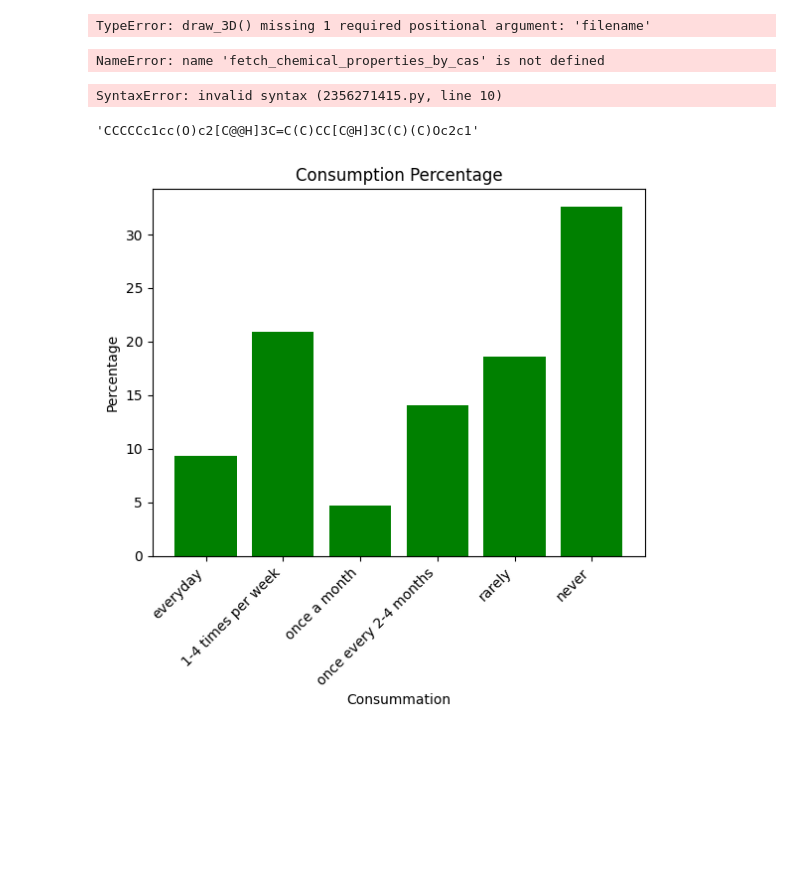
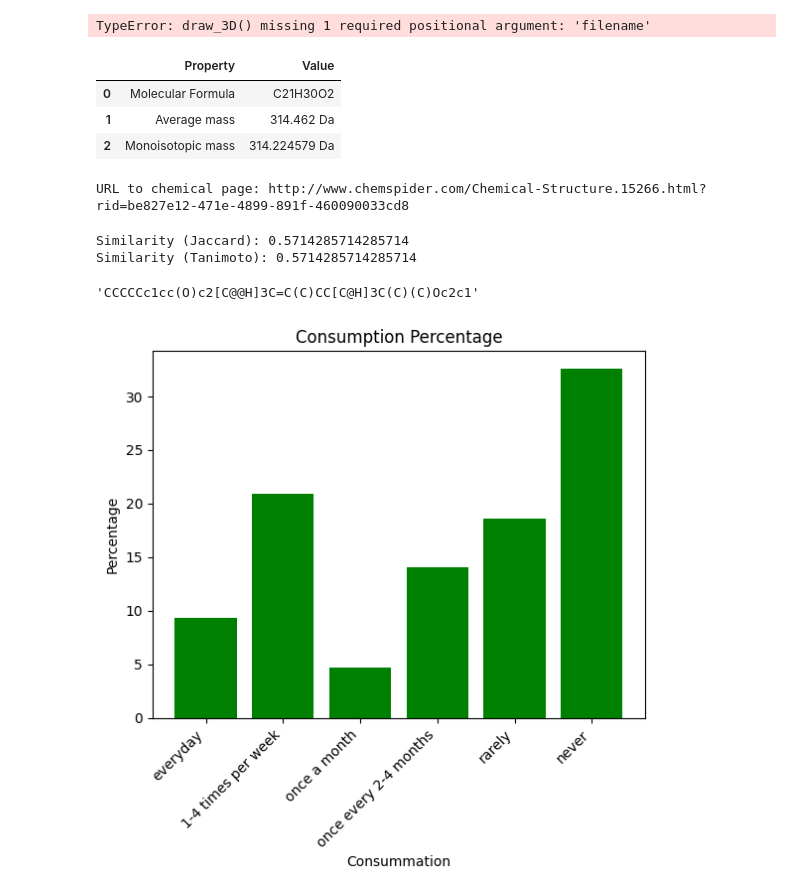
Before and after one commit to i-envy-hades/Hempy, a Jupyter notebook: notebooks/project_report.ipynb, the cells around one changed output. Cells and saved outputs as stored; diff of their text form; code cells hidden in the pictures; blank space fills up the shorter version.

Commit message:
one error left handle

```diff
--- a/notebooks/project_report.ipynb
+++ b/notebooks/project_report.ipynb
@@ -17,26 +21,34 @@ molecule_visualization.draw_3D("CCCCCC1=CC(=C(C(=C1)O)C2C=C(CCC2C(=C)C)C)O")
 # %% [output]
 TypeError: draw_3D() missing 1 required positional argument: 'filename'
 # %%
-cas_number = '1972-08-3'  # CAS for THC
-molecule_properties.fetch_chemical_properties_by_cas(cas_number)
-properties_data, chemical_url = fetch_chemical_properties_by_cas(cas_number)
-display(properties_data)  # This will display the styled table in Jupyter Notebook or similar
+cas_number='1972-08-3'
+
+properties_data, chemical_url = molecule_properties.fetch_chemical_properties_by_cas(cas_number)
+
+display(properties_data)
 print(f"URL to chemical page: {chemical_url}")
 # %% [output]
+|  | Property | Value |
+| 0 | Molecular Formula | C21H30O2 |
+| 1 | Average mass | 314.462 Da |
+| 2 | Monoisotopic mass | 314.224579 Da |
-NameError: name 'fetch_chemical_properties_by_cas' is not defined
+URL to chemical page: http://www.chemspider.com/Chemical-Structure.15266.html?rid=be827e12-471e-4899-891f-460090033cd8
 # %%
+from rdkit import Chem
+
 THC_smiles = "CCCCCC1=CC(=C2C3C=C(CCC3C(OC2=C1)(C)C)C)O"
 CBD_smiles = "CCCCCC1=CC(=C(C(=C1)O)C2C=C(CCC2C(=C)C)C)O"
 
 THC_mol = Chem.MolFromSmiles(THC_smiles)
 CBD_mol = Chem.MolFromSmiles(CBD_smiles)
 
-similarity_jaccard, similarity_tanimoto = calculate_molecular_similarity(THC_mol, CBD_mol)
+similarity_jaccard, similarity_tanimoto = molecule_properties.calculate_molecular_similarity(THC_mol, CBD_mol)
+
 print("Similarity (Jaccard):", similarity_jaccard)
 print("Similarity (Tanimoto):", similarity_tanimoto)
-molecule_properties.calculate_molecular_similarity(mol_1 : str, mol_2 : str)
 # %% [output]
-SyntaxError: invalid syntax (2356271415.py, line 10)
+Similarity (Jaccard): 0.5714285714285714
+Similarity (Tanimoto): 0.5714285714285714
 # %%
 molecule_properties.smiles_code("THC")
 # %% [output]
```
Also changed, not shown: parts of 3 cells of this notebook.
